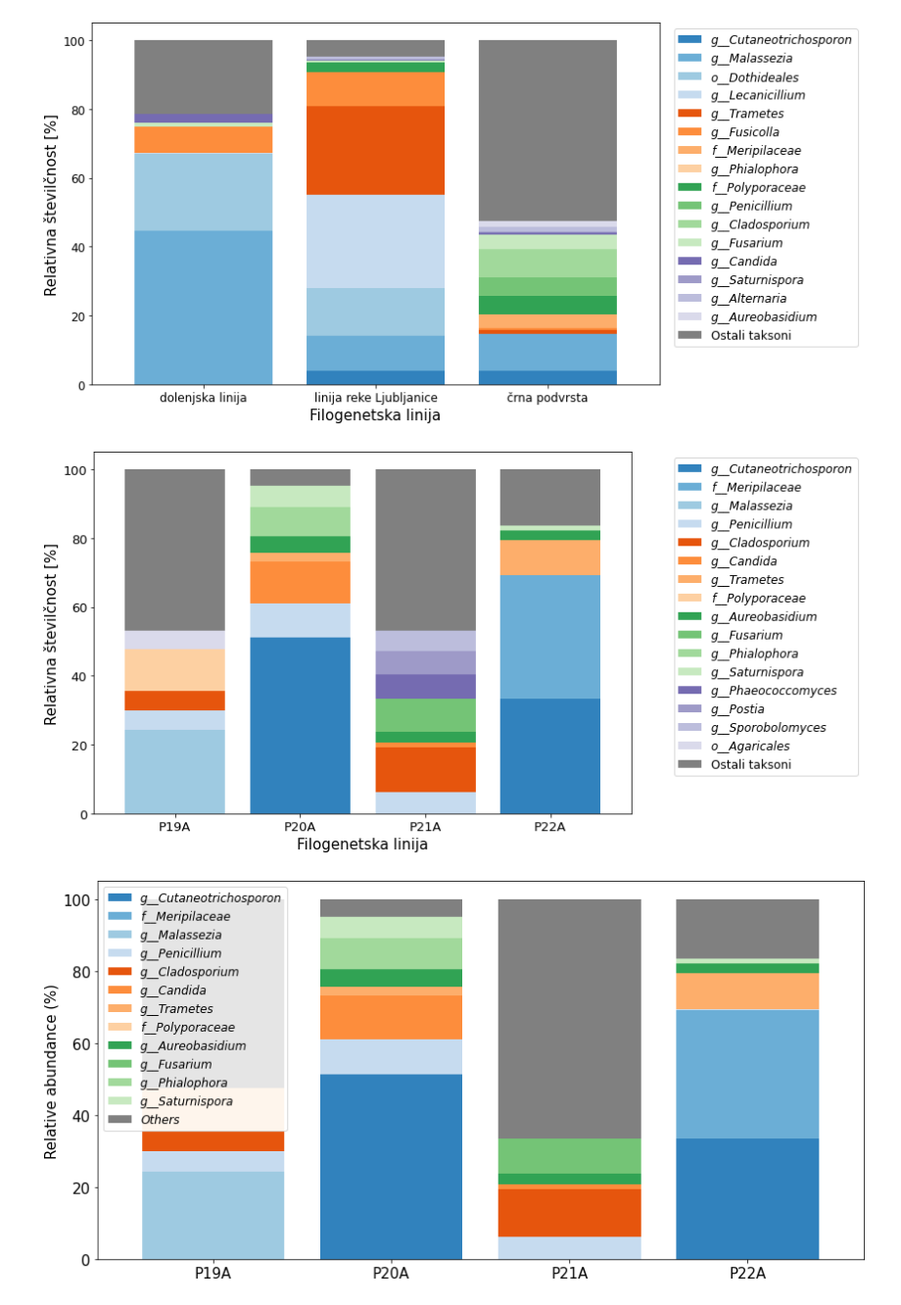
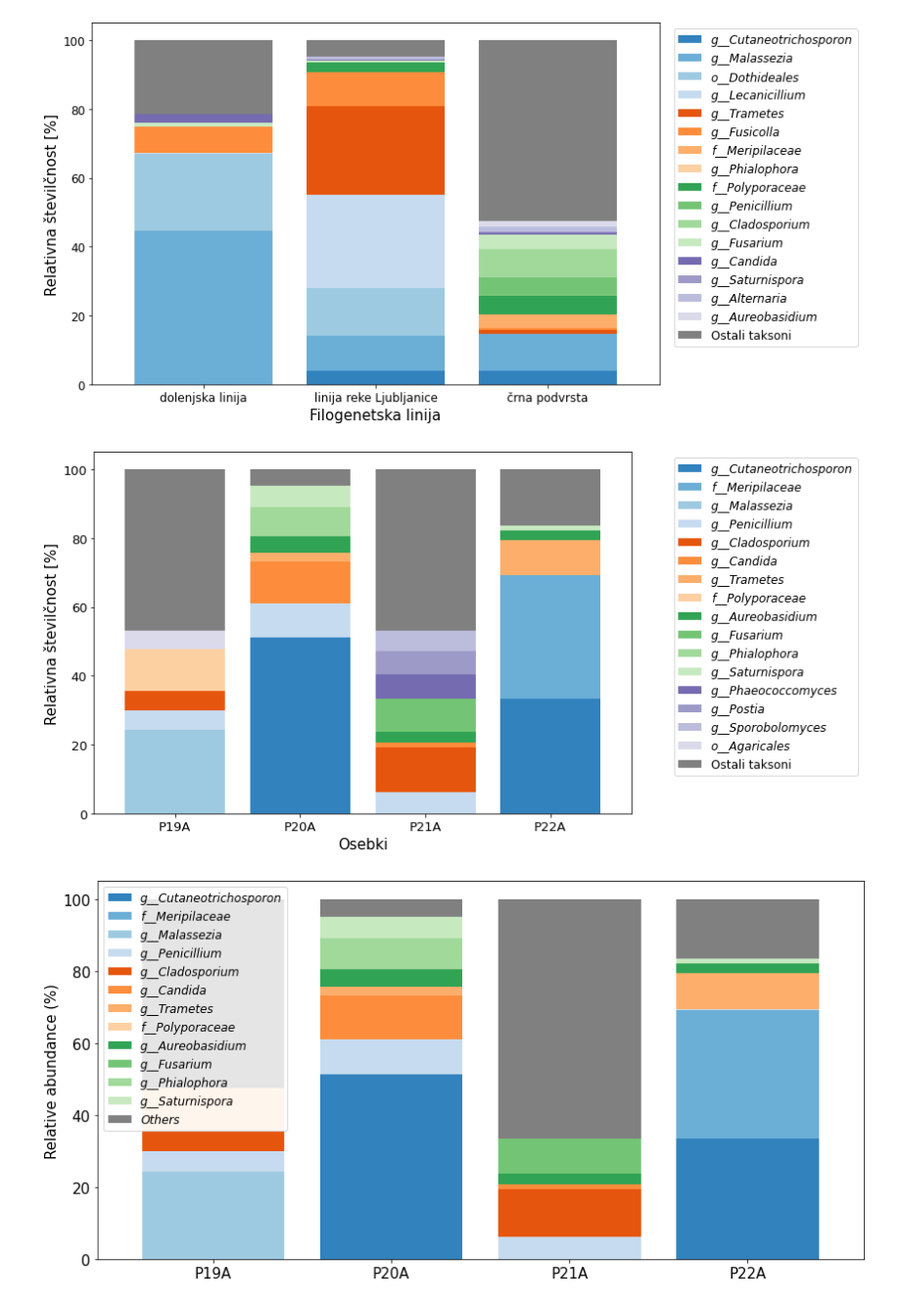
Before and after one commit to nezapajek/proteus-skin-microbiome, a Jupyter notebook: fungi/02_taxonomic-analysis.ipynb, the cells around one changed output. Shown: that part at 98% size. Drawn from its saved outputs; the diff is of its cells as text; code cells hidden in the pictures.

```diff
--- a/fungi/02_taxonomic-analysis.ipynb
+++ b/fungi/02_taxonomic-analysis.ipynb
@@ -40,10 +40,10 @@ feature_table.visualizers.summarize(
 # %% [markdown]
 ## TAXONOMIC ANALYSIS
 # %%
-# load classifier data, bacteria classifier classifier-B-341F_802R, reference reads ref-seqs_341F_802R, reference taxonomy silva-138-99-tax
-classifier = q2.Artifact.load(f'{WORKDIR}/database/200204UNITE/developer/whole.length.classifier.qza')
-reference_reads = q2.Artifact.load(f'{WORKDIR}/database/200204UNITE/developer/dynamic_otus.filtered.qza')
-reference_taxonomy = q2.Artifact.load(f'{WORKDIR}/database/200204UNITE/developer/dynamic_taxonomy.filtered.qza')
+# # load classifier data, bacteria classifier classifier-B-341F_802R, reference reads ref-seqs_341F_802R, reference taxonomy silva-138-99-tax
+# classifier = q2.Artifact.load(f'{WORKDIR}/database/200204UNITE/developer/whole.length.classifier.qza')
+# reference_reads = q2.Artifact.load(f'{WORKDIR}/database/200204UNITE/developer/dynamic_otus.filtered.qza')
+# reference_taxonomy = q2.Artifact.load(f'{WORKDIR}/database/200204UNITE/developer/dynamic_taxonomy.filtered.qza')
 # %%
 # model choices
 models = {
@@ -539,35 +539,35 @@ dokdo.taxa_abundance_bar_plot(
     ax=ax1,
     **kwargs
 )
 
 dokdo.taxa_abundance_bar_plot(
     taxa_bar_plot,
     figsize=(12, 6),
     colors=colors,
     legend_short=True,
     ax=ax2,
     **kwargs
 )
 
 # custom properties
-ax1.set_xlabel('Filogenetska linija', fontsize = 15)
+ax1.set_xlabel('Osebki', fontsize = 15)
 ax1.set_ylabel('Relativna številčnost [%]')
 
 handles, labels = ax2.get_legend_handles_labels()
 labels[-1] = 'Ostali taksoni'
 
 ax2.clear()
 legend = ax2.legend(handles, labels, prop={'size': 12, 'style': 'italic'})
 legend.get_texts()[-1].set_style('normal')
 ax2.axis('off')
 
 ax1.tick_params(labelrotation = 0, labelsize=13)  # reset rotation
 ax1.yaxis.label.set_size(15)
 
 plt.tight_layout()
 plt.savefig('./results/crni_primerjava10najpogostejsih_fun.png')
 # %% [output]
-[figure, old version]
+[figure, new version]
 # %%
 max_count = 13
 colors = list(plt.cm.tab20c.colors)
```
Also changed, not shown: parts of 5 cells of this notebook, 8 other files.
